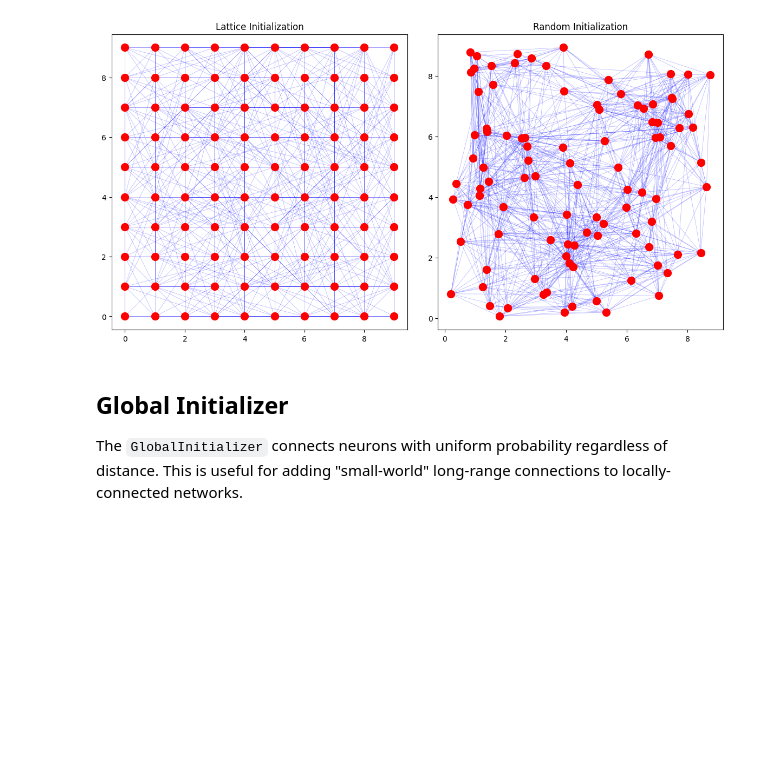
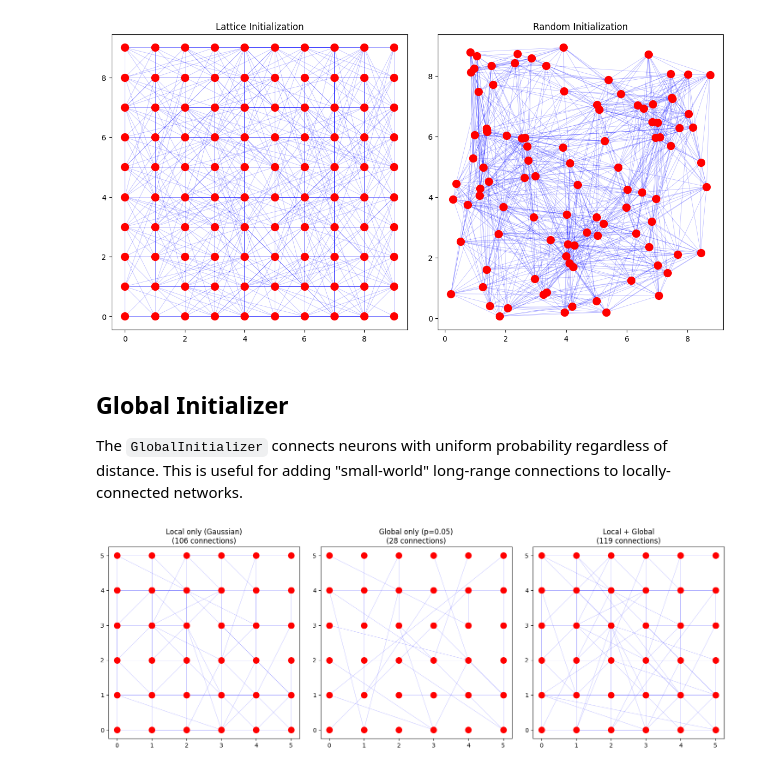
Before and after one commit to dominicm00/plsn, a Jupyter notebook: visualizations.ipynb, the cells around one changed output. Drawn from its saved outputs; the diff is of its cells as text; code cells hidden in the pictures; blank space fills up the shorter version.

```diff
--- a/visualizations.ipynb
+++ b/visualizations.ipynb
@@ -76,10 +78,10 @@ See how different probability distributions affect connectivity patterns.
 fig, axes = plt.subplots(1, 4, figsize=(15, 5))
 
 distributions = [
-    ("Linear", LinearDistribution(max_distance=6)),
-    ("Gaussian (σ=2)", GaussianDistribution(sigma=2)),
-    ("Exponential", ExponentialDistribution(scale=3)),
-    ("Step (threshold=4)", StepDistribution(threshold=4)),
+    ("Linear", LinearDistanceDistribution(max_distance=6)),
+    ("Gaussian (σ=2)", GaussianDistanceDistribution(sigma=2)),
+    ("Exponential", ExponentialDistanceDistribution(scale=3)),
+    ("Step (threshold=4)", StepDistanceDistribution(threshold=4)),
 ]
 
 for ax, (name, dist) in zip(axes, distributions):
@@ -115,7 +117,7 @@ for ax, (name, init) in zip(axes, initializers):
         .with_dimensions(2)
         .with_neurons(100)
         .with_position_initializer(init)
-        .with_connection_initializer(DistanceBasedInitializer(LinearDistribution(max_distance=6), seed=42))
+        .with_connection_initializer(DistanceBasedInitializer(LinearDistanceDistribution(max_distance=6), seed=42))
         .with_seed(42)
         .build()
     )
@@ -133,28 +135,30 @@ This is useful for adding "small-world" long-range connections to locally-connec
 # %%
 from plsn.init import GlobalInitializer
 
 fig, axes = plt.subplots(1, 3, figsize=(15, 5))
 
 configs = [
-    ("Local only (Gaussian)", [DistanceBasedInitializer(GaussianDistribution(sigma=1.5), seed=42)]),
+    ("Local only (Gaussian)", [DistanceBasedInitializer(GaussianDistanceDistribution(sigma=1.5), seed=42)]),
     ("Global only (p=0.05)", [GlobalInitializer(probability=0.05, seed=42)]),
     ("Local + Global", [
-        DistanceBasedInitializer(GaussianDistribution(sigma=1.5), seed=42),
+        DistanceBasedInitializer(GaussianDistanceDistribution(sigma=1.5), seed=42),
         GlobalInitializer(probability=0.02, seed=43),
     ]),
 ]
 
 for ax, (name, inits) in zip(axes, configs):
     builder = (
         NetworkBuilder()
         .with_dimensions(2)
         .with_neurons(36)
         .with_seed(42)
     )
     for init in inits:
         builder = builder.with_connection_initializer(init)
     net = builder.build()
     visualize_network(net, ax=ax, title=f"{name}\n({net.connection_count()} connections)")
 
 plt.tight_layout()
 plt.show()
+# %% [output]
+[figure, added]
```
Also changed, not shown: parts of 4 cells of this notebook, 7 other files.
